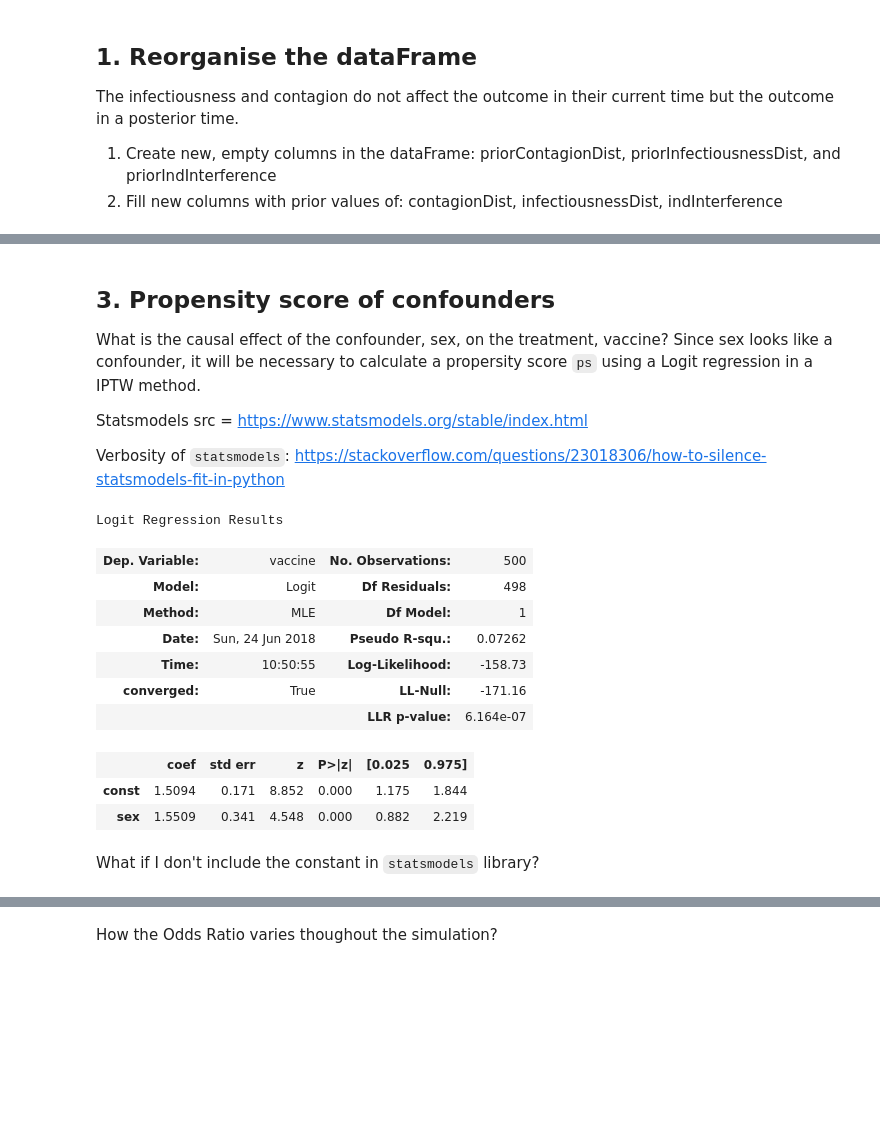
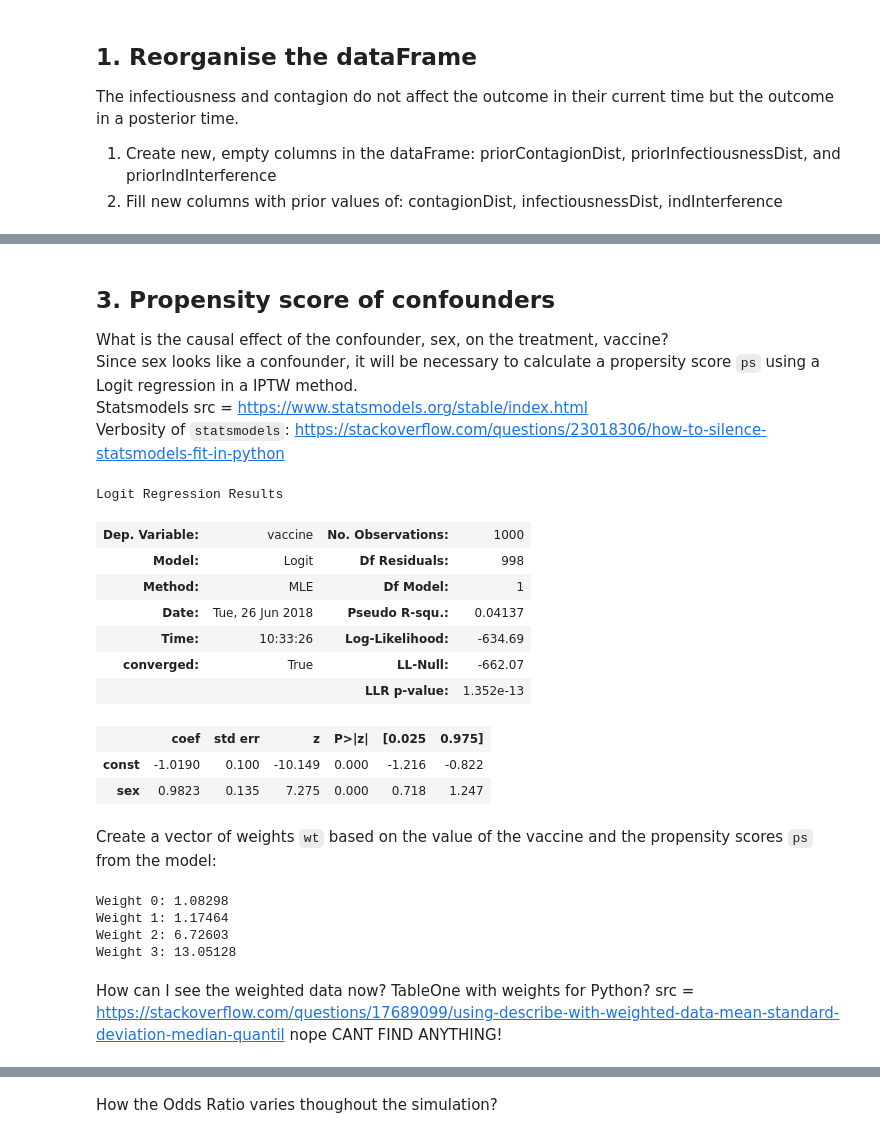
Before and after one commit to davidnarganes/abmInterference, a Jupyter notebook: python/analysis.ipynb, the cells around one changed output, grey strips where cells are left out. Drawn from its saved outputs; the diff is of its cells as text; code cells hidden in the pictures; blank space fills up the shorter version.

```diff
--- a/python/analysis.ipynb
+++ b/python/analysis.ipynb
@@ -22,7 +17,7 @@ Select one file and explore it. What are the params defined for this SIM?
 # %%
 import csv
 
-filename = os.listdir()[1]
+filename = os.listdir()[3]
 
 with open(filename, 'r') as f:
     reader = csv.reader(f)
@@ -30,4 +25,6 @@ with open(filename, 'r') as f:
         for element in row:
             print(element)
         break
+
+print(filename)
 # %% [output]
@@ -144,8 +161,6 @@ mytable
 # %% [markdown]
 ## 3. Propensity score of confounders
 What is the causal effect of the confounder, sex, on the treatment, vaccine?
-Since sex looks like a confounder, it will be necessary to calculate a propersity score `ps` using a Logit regression in a IPTW method.
-
-Statsmodels src = https://www.statsmodels.org/stable/index.html
-
-Verbosity of `statsmodels`: https://stackoverflow.com/questions/23018306/how-to-silence-statsmodels-fit-in-python
+<br/>Since sex looks like a confounder, it will be necessary to calculate a propersity score `ps` using a Logit regression in a IPTW method.
+<br/>Statsmodels src = https://www.statsmodels.org/stable/index.html
+<br/>Verbosity of `statsmodels`: https://stackoverflow.com/questions/23018306/how-to-silence-statsmodels-fit-in-python
@@ -154,20 +167,51 @@ import statsmodels.api as sm
 # %%
-dat = df[df.step == 299]
-result = sm.Logit(endog = dat.vaccine,
+import statsmodels.api as sm
+
+dat = df[df.step == 150]
+model = sm.Logit(endog = dat.vaccine,
                   exog = sm.add_constant(dat[['sex']].astype(float)),
                  ).fit(disp = 0)
-result.summary()
+model.summary()
 # %% [output]
 Logit Regression Results
-| Dep. Variable: | vaccine | No. Observations: | 500 |
-| Model: | Logit | Df Residuals: | 498 |
+| Dep. Variable: | vaccine | No. Observations: | 1000 |
+| Model: | Logit | Df Residuals: | 998 |
 | Method: | MLE | Df Model: | 1 |
-| Date: | Sun, 24 Jun 2018 | Pseudo R-squ.: | 0.07262 |
-| Time: | 10:50:55 | Log-Likelihood: | -158.73 |
-| converged: | True | LL-Null: | -171.16 |
-|  |  | LLR p-value: | 6.164e-07 |
+| Date: | Tue, 26 Jun 2018 | Pseudo R-squ.: | 0.04137 |
+| Time: | 10:33:26 | Log-Likelihood: | -634.69 |
+| converged: | True | LL-Null: | -662.07 |
+|  |  | LLR p-value: | 1.352e-13 |
 |  | coef | std err | z | P>|z| | [0.025 | 0.975] |
-| const | 1.5094 | 0.171 | 8.852 | 0.000 | 1.175 | 1.844 |
-| sex | 1.5509 | 0.341 | 4.548 | 0.000 | 0.882 | 2.219 |
+| const | -1.0190 | 0.100 | -10.149 | 0.000 | -1.216 | -0.822 |
+| sex | 0.9823 | 0.135 | 7.275 | 0.000 | 0.718 | 1.247 |
-# %% [markdown]
-What if I don't include the constant in `statsmodels` library?
+# %% [markdown]
+Create a vector of weights `wt` based on the value of the vaccine and the propensity scores `ps` from the model:
+# %%
+import numpy as np
+
+def getWeights(vaccine, ps):
+    w = []
+    i = 0
+    while i < len(ps):
+        if vaccine[i]:
+            w.append(1/ps[i])
+        else:
+            w.append(1/(1 - ps[i]))
+
+        i +=1
+    return w
+
+wt = getWeights(vaccine = list(dat.vaccine), ps = model.predict())
+
+# Which are the unique values?
+for counter,value in enumerate(np.unique(wt)):
+    print('Weight %d: %.5f' % (counter,value))
+# %% [output]
+Weight 0: 1.08298
+Weight 1: 1.17464
+Weight 2: 6.72603
+Weight 3: 13.05128
+# %% [markdown]
+How can I see the weighted data now? TableOne with weights for Python?
+</br>src = https://stackoverflow.com/questions/17689099/using-describe-with-weighted-data-mean-standard-deviation-median-quantil nope
+</br> CANT FIND ANYTHING!
```
Also changed, not shown: parts of 31 cells of this notebook, 27 other files.
